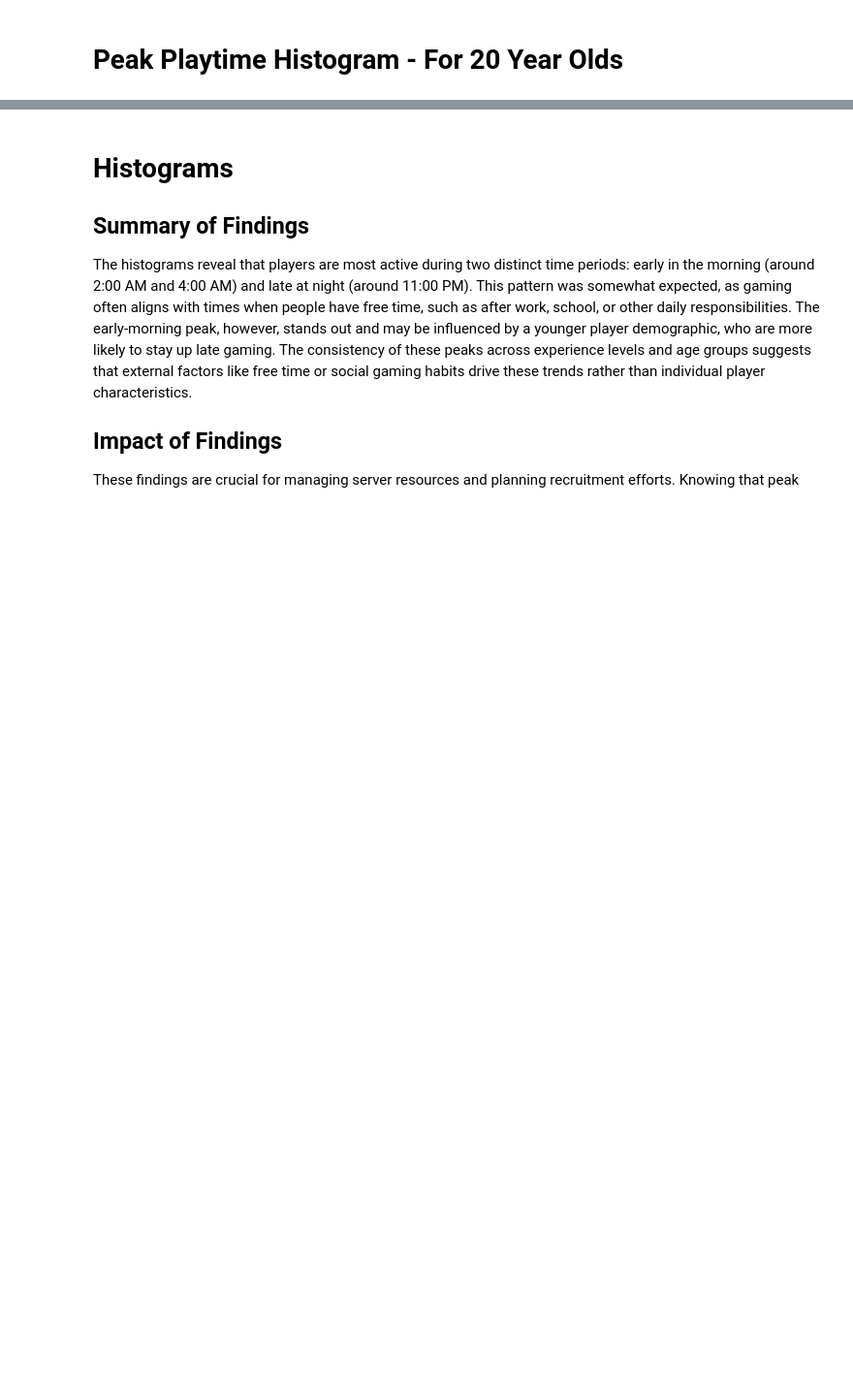
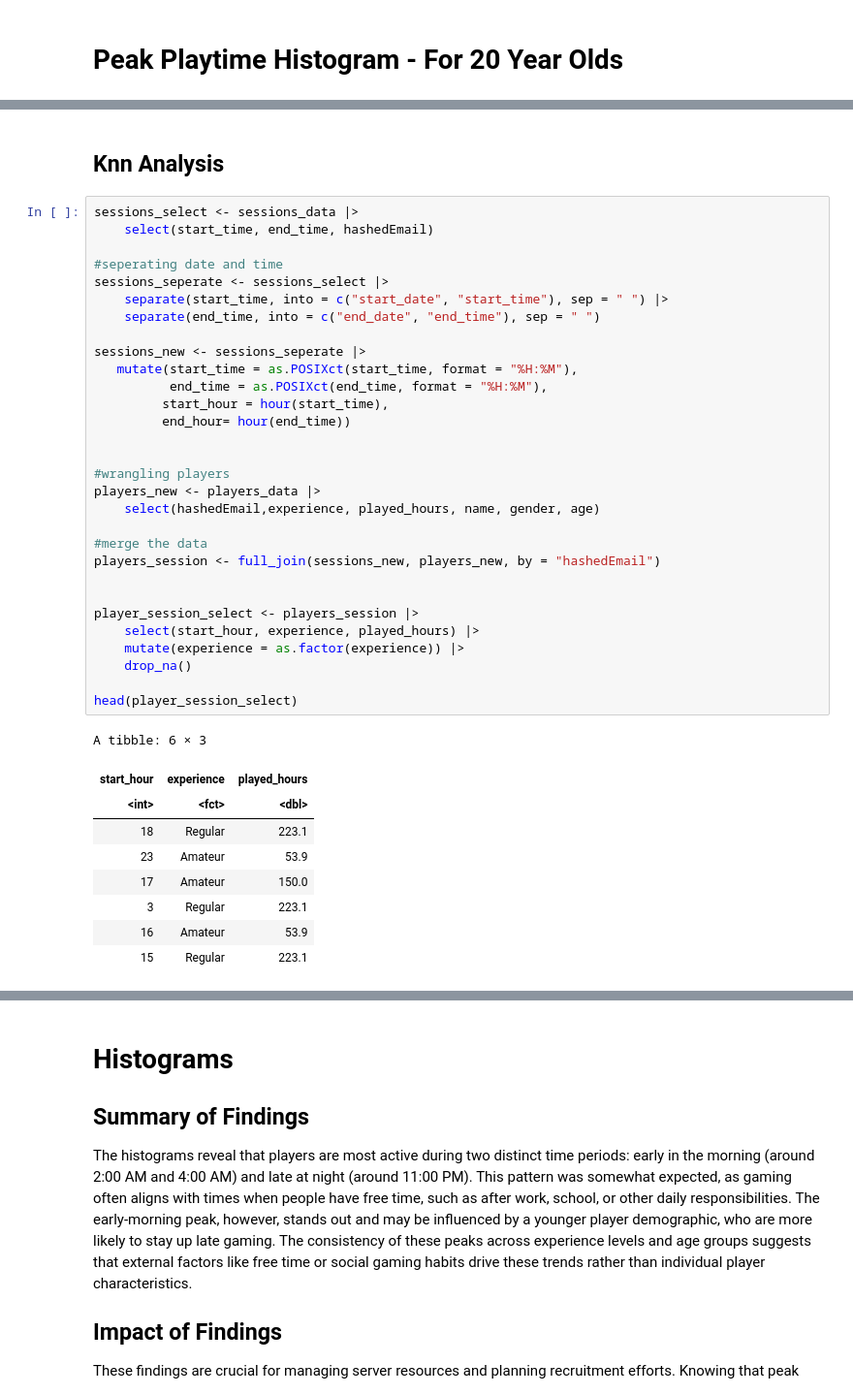
Before and after one commit to gvnwu/New-Group-Project, a Jupyter notebook: Group_final_project.ipynb, the cells around one changed output, grey strips where cells are left out. Shown at 97% size. Drawn from its saved outputs; the diff is of its cells as text; blank space fills up the shorter version.

```diff
--- a/Group_final_project.ipynb
+++ b/Group_final_project.ipynb
@@ -409,0 +201,42 @@ A tibble: 3 × 3
+# %% [markdown]
+## Knn Analysis
+# %%
+sessions_select <- sessions_data |>
+    select(start_time, end_time, hashedEmail)
+
+#seperating date and time
+sessions_seperate <- sessions_select |>
+    separate(start_time, into = c("start_date", "start_time"), sep = " ") |>
+    separate(end_time, into = c("end_date", "end_time"), sep = " ")
+
+sessions_new <- sessions_seperate |>
+   mutate(start_time = as.POSIXct(start_time, format = "%H:%M"),
+          end_time = as.POSIXct(end_time, format = "%H:%M"),
+         start_hour = hour(start_time),
+         end_hour= hour(end_time))
+
+
+#wrangling players
+players_new <- players_data |>
+    select(hashedEmail,experience, played_hours, name, gender, age)
+
+#merge the data
+players_session <- full_join(sessions_new, players_new, by = "hashedEmail")
+
+
+player_session_select <- players_session |>
+    select(start_hour, experience, played_hours) |>
+    mutate(experience = as.factor(experience)) |>
+    drop_na()
+
+head(player_session_select)
+# %% [output]
+A tibble: 6 × 3
+| start_hour | experience | played_hours |
+| <int> | <fct> | <dbl> |
+| 18 | Regular | 223.1 |
+| 23 | Amateur | 53.9 |
+| 17 | Amateur | 150.0 |
+| 3 | Regular | 223.1 |
+| 16 | Amateur | 53.9 |
+| 15 | Regular | 223.1 |
```
Also changed, not shown: parts of 13 cells of this notebook.
